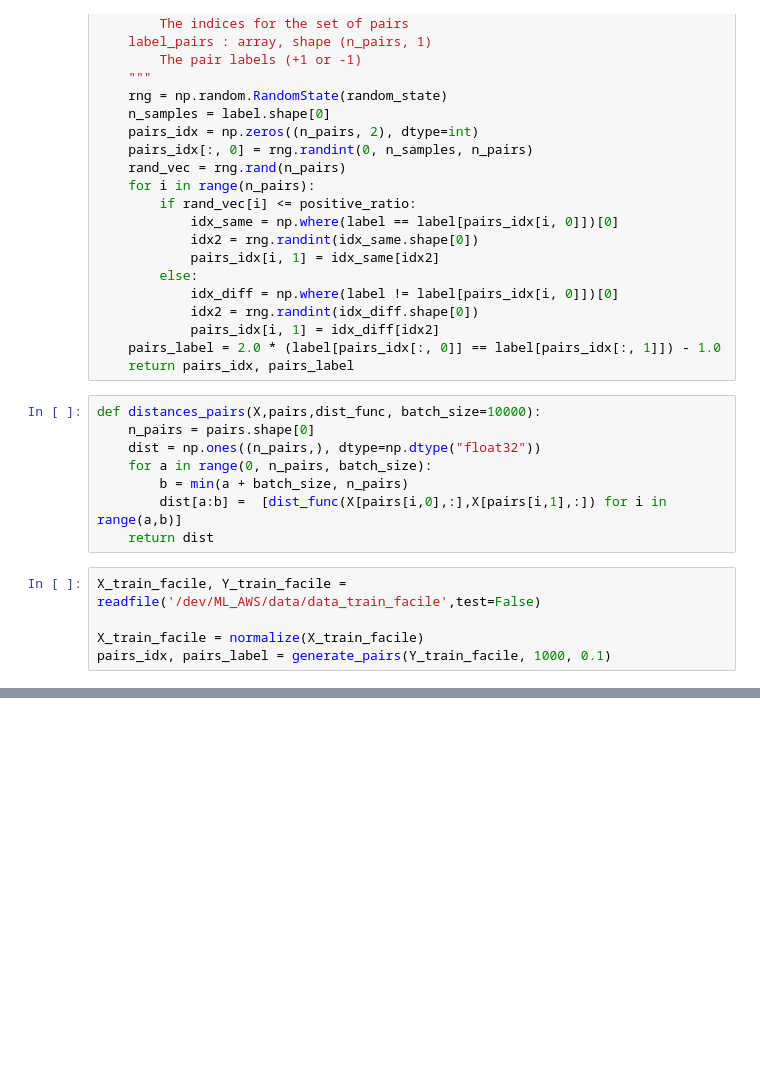
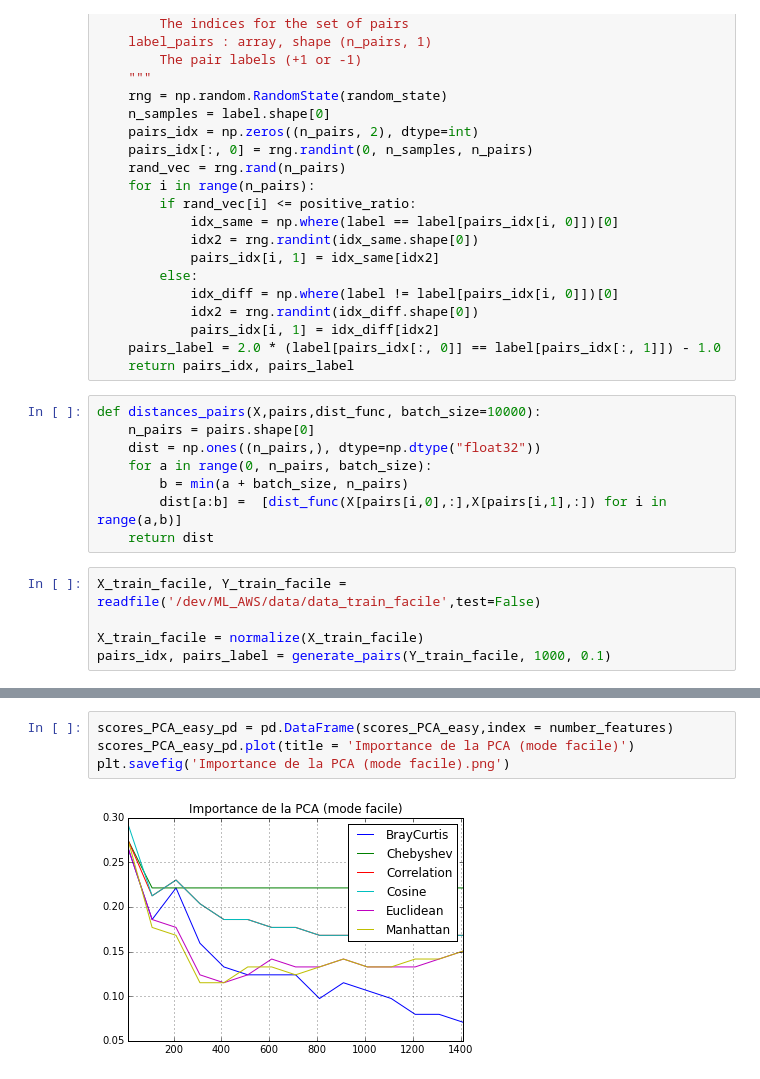
Before and after one commit to florianriche/metric-learning-Challenge, a Jupyter notebook: main2.ipynb, the cells around one changed output, grey strips where cells are left out. Drawn from its saved outputs; the diff is of its cells as text; blank space fills up the shorter version.

```diff
--- a/main2.ipynb
+++ b/main2.ipynb
@@ -171,0 +186,6 @@ plt.show()
+# %%
+scores_PCA_easy_pd = pd.DataFrame(scores_PCA_easy,index = number_features)
+scores_PCA_easy_pd.plot(title = 'Importance de la PCA (mode facile)')
+plt.savefig('Importance de la PCA (mode facile).png')
+# %% [output]
+[figure, added]
```
Also changed, not shown: parts of 3 cells of this notebook, 5 other files.
